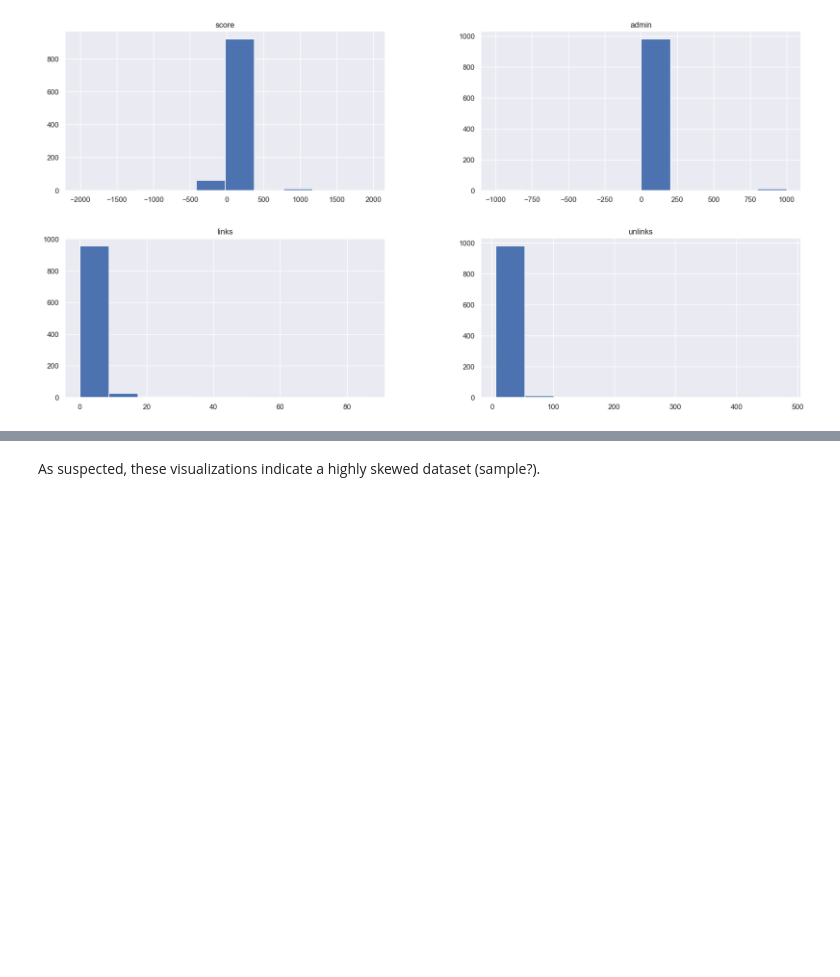
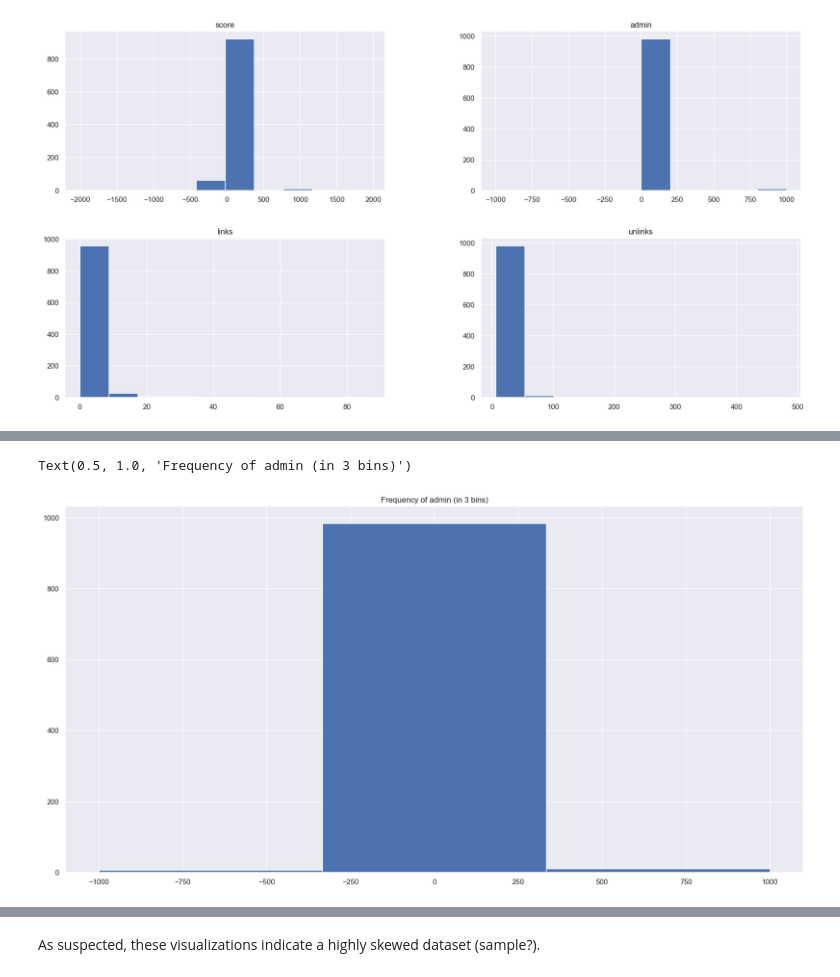
Before and after one commit to duarteharris/pruvo, a Jupyter notebook: eda.ipynb, the cells around one changed output, grey strips where cells are left out. Drawn from its saved outputs; the diff is of its cells as text; code cells hidden in the pictures; blank space fills up the shorter version.

```diff
--- a/eda.ipynb
+++ b/eda.ipynb
@@ -279,0 +289,7 @@ array([[<Axes: title={'center': 'score'}>,
+# %%
+# plotting histograms of admin
+rooms_df["admin"].hist(figsize= (20, 10), bins= 3)
+plt.title("Frequency of admin (in 3 bins)")
+# %% [output]
+Text(0.5, 1.0, 'Frequency of admin (in 3 bins)')
+[figure, added]
```
Also changed, not shown: parts of 4 cells of this notebook.
